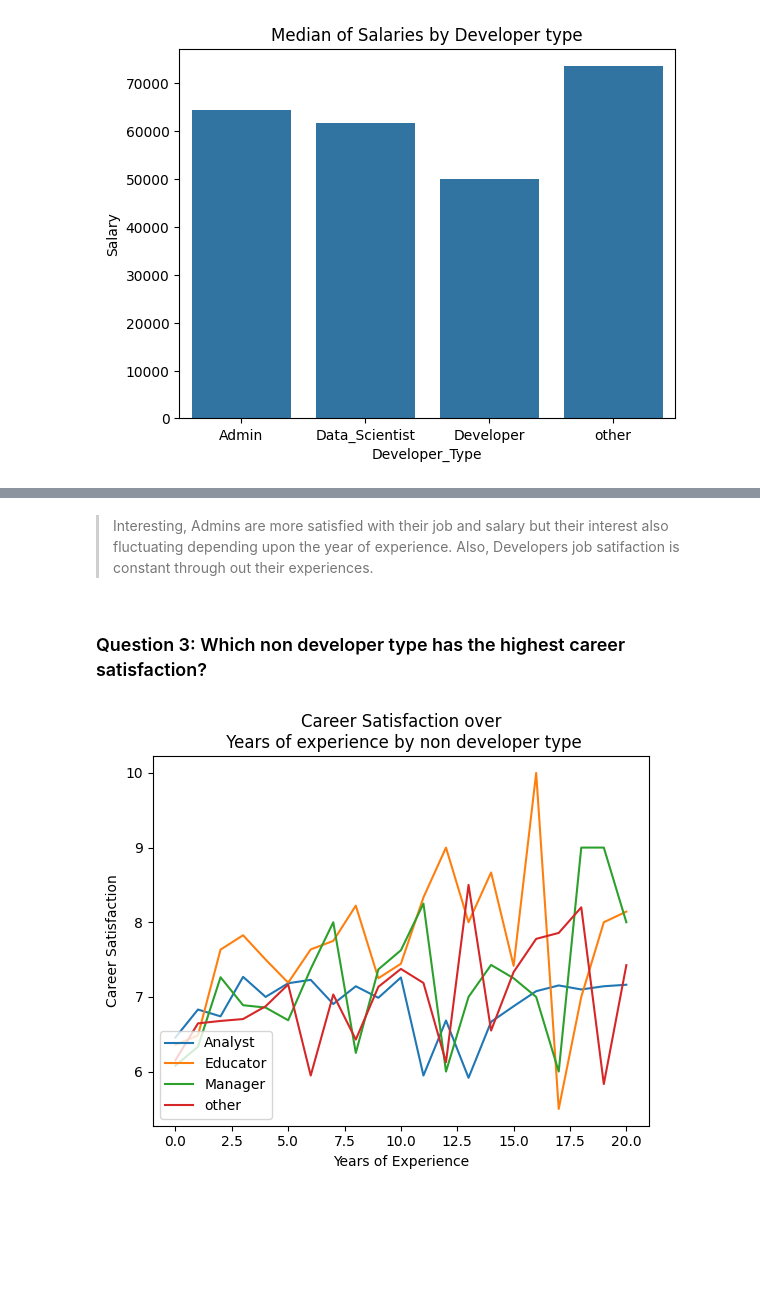
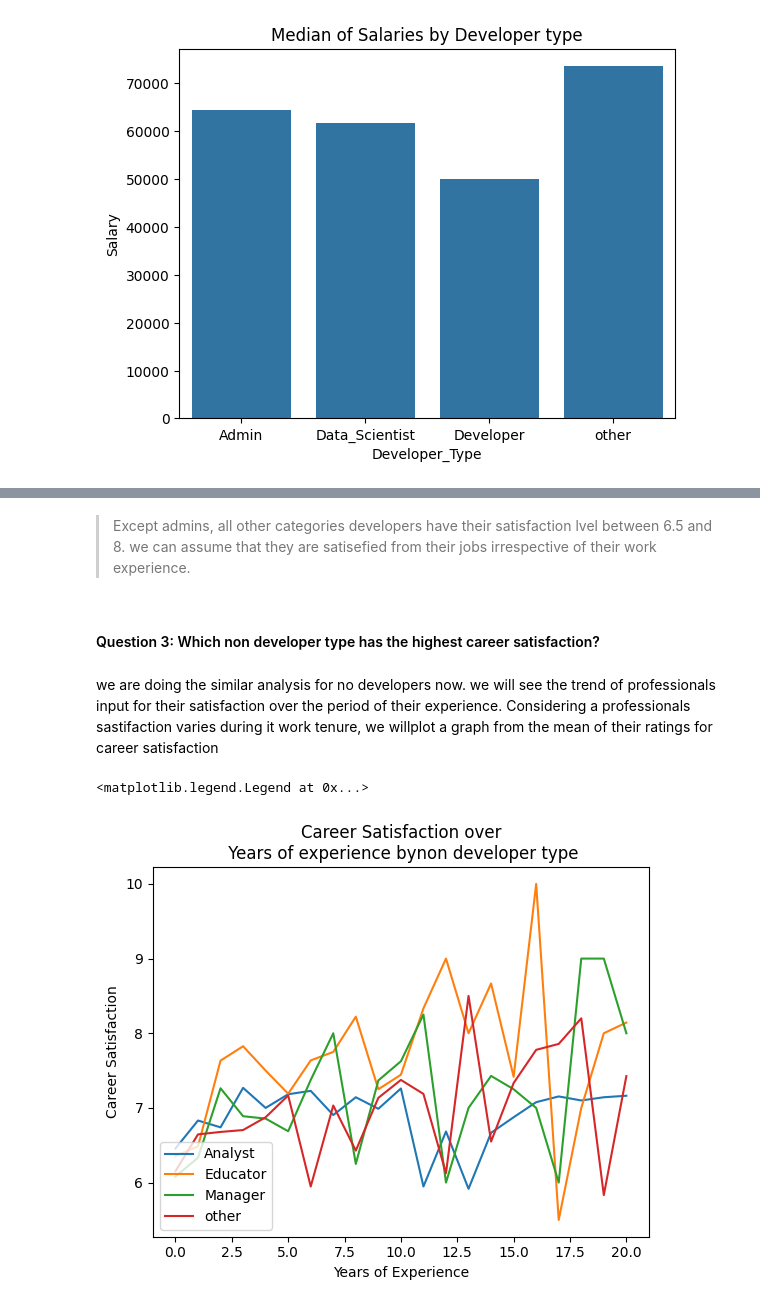
Before and after one commit to Riteshjj98/Introduction-to-Data-Scientist-nano-degree, a Jupyter notebook: CareerUnderstanding.ipynb, the cells around one changed output, grey strips where cells are left out. Drawn from its saved outputs; the diff is of its cells as text; code cells hidden in the pictures; blank space fills up the shorter version.

```diff
--- a/CareerUnderstanding.ipynb
+++ b/CareerUnderstanding.ipynb
@@ -101,6 +164,6 @@ array(['Student', 'Professional developer',
 Generated more common data for usage, remove null/nan and filter for full time employee and professionals
 # %%
-df_employee = df[df['EmploymentStatus']=='Employed full-time']
+df_employee = df[df['EmploymentStatus'] == 'Employed full-time']
 
 years = {'Less than a year' : 0,
         '1 to 2 years' : 1,
@@ -126,7 +189,8 @@ years = {'Less than a year' : 0,
         np.nan : -1}
 
 data_employee = df_employee.reset_index()
-data_employee['YearsCodedJob'] = data_employee['YearsCodedJob'].apply(lambda x: years[x])
+data_employee['YearsCodedJob'] = (data_employee['YearsCodedJob']
+                                  .apply(lambda x: years[x]))
 data_employee['YearsCodedJob'] = pd.to_numeric(data_employee['YearsCodedJob'])
 
 # We erase the points with -1 since they were the placeholders for -1
@@ -155,9 +219,13 @@ df_developer.head(2)
 # %% [markdown]
 non developer dataframe preparation
 # %%
-df_nondeveloper = data_employee[data_employee['Professional']=='Professional non-developer who sometimes writes code']
+%%pycodestyle
+df_nondeveloper = (
+    data_employee[data_employee['Professional'] ==
+                  'Professional non-developer who sometimes writes code'])
 df_nondeveloper = df_nondeveloper.dropna(subset=['NonDeveloperType'])
 
-df_nondeveloper['NonDeveloper_Type'] = df_nondeveloper['NonDeveloperType'].apply(check_skill_nondeveloper)
+df_nondeveloper['NonDeveloper_Type'] = (df_nondeveloper['NonDeveloperType']
+                                        .apply(check_skill_nondeveloper))
 df_nondeveloper.head(2)
 # %% [output]
@@ -168,18 +234,23 @@ df_nondeveloper.head(2)
 select columns of interest and final dataframe for analysis
 # %%
 # select fields for purpose
-cols_developer = ['Respondent','Developer_Type','YearsCodedJob','CareerSatisfaction', 'Salary']
-cols_nondeveloper = ['Respondent','NonDeveloper_Type','YearsCodedJob','CareerSatisfaction', 'Salary']
+cols_developer = ['Respondent', 'Developer_Type', 'YearsCodedJob',
+                  'CareerSatisfaction', 'Salary']
+cols_nondeveloper = ['Respondent', 'NonDeveloper_Type',
+                     'YearsCodedJob', 'CareerSatisfaction',
+                     'Salary']
 
 # developer dataframes
 data_developer = df_developer[cols_developer]
 df_salary_developer = data_developer[~data_developer['Salary'].isna()]
-df_CareerSatisfaction_developer = data_developer[~data_developer['CareerSatisfaction'].isna()]
+df_CareerSatisfaction_developer = (
+    data_developer[~data_developer['CareerSatisfaction'].isna()])
 
 # non developer dataframes
 data_nondeveloper = df_nondeveloper[cols_nondeveloper]
 df_salary_nondeveloper = data_nondeveloper[~data_nondeveloper['Salary'].isna()]
-df_CareerSatisfaction_nondeveloper = data_nondeveloper[~data_nondeveloper['CareerSatisfaction'].isna()]
+df_CareerSatisfaction_nondeveloper = (
+    data_nondeveloper[~data_nondeveloper['CareerSatisfaction'].isna()])
 
 df_CareerSatisfaction_nondeveloper.head()
 # %% [output]
@@ -218,15 +302,25 @@ plt.legend(loc=3);
 [figure]
-# %% [markdown]
->Interesting, Admins are more satisfied with their job and salary but their interest also fluctuating depending upon the year of experience. Also, Developers job satifaction is constant through out their experiences.
+# %% [markdown]
+>Except admins, all other categories developers have their satisfaction lvel between 6.5 and 8. we can assume that they are satisefied from their jobs irrespective of their work experience.
 # %% [markdown]
-### Question 3: Which non developer type has the highest career satisfaction?
+#### Question 3: Which non developer type has the highest career satisfaction?
+# %% [markdown]
+we are doing the similar analysis for no developers now. we will see the trend of professionals input for their satisfaction over the period of their experience. Considering a professionals sastifaction varies during it work tenure, we willplot a graph from the mean of their ratings for career satisfaction
 # %%
-nondeveloper_careerSatisfcation_plot = df_CareerSatisfaction_nondeveloper.groupby(['YearsCodedJob','NonDeveloper_Type'])['CareerSatisfaction'].mean().reset_index()
+nondeveloper_careerSatisfcation_plot = (
+    df_CareerSatisfaction_nondeveloper
+    .groupby(['YearsCodedJob', 'NonDeveloper_Type'])
+    ['CareerSatisfaction'].mean().reset_index())
 
-sns.lineplot(x="YearsCodedJob", y="CareerSatisfaction", hue="NonDeveloper_Type", data=nondeveloper_careerSatisfcation_plot)
+sns.lineplot(x="YearsCodedJob",
+             y="CareerSatisfaction",
+             hue="NonDeveloper_Type",
+             data=nondeveloper_careerSatisfcation_plot)
 plt.ylabel('Career Satisfaction')
 plt.xlabel('Years of Experience')
-plt.title('Career Satisfaction over\n Years of experience by non developer type');
-plt.legend(loc=3);
+plt.title('Career Satisfaction over\n Years of experience by'
+          'non developer type')
+plt.legend(loc=3)
 # %% [output]
+<matplotlib.legend.Legend at 0x...>
-[figure, old version]
+[figure, new version]
```
Also changed, not shown: parts of 22 cells of this notebook.
